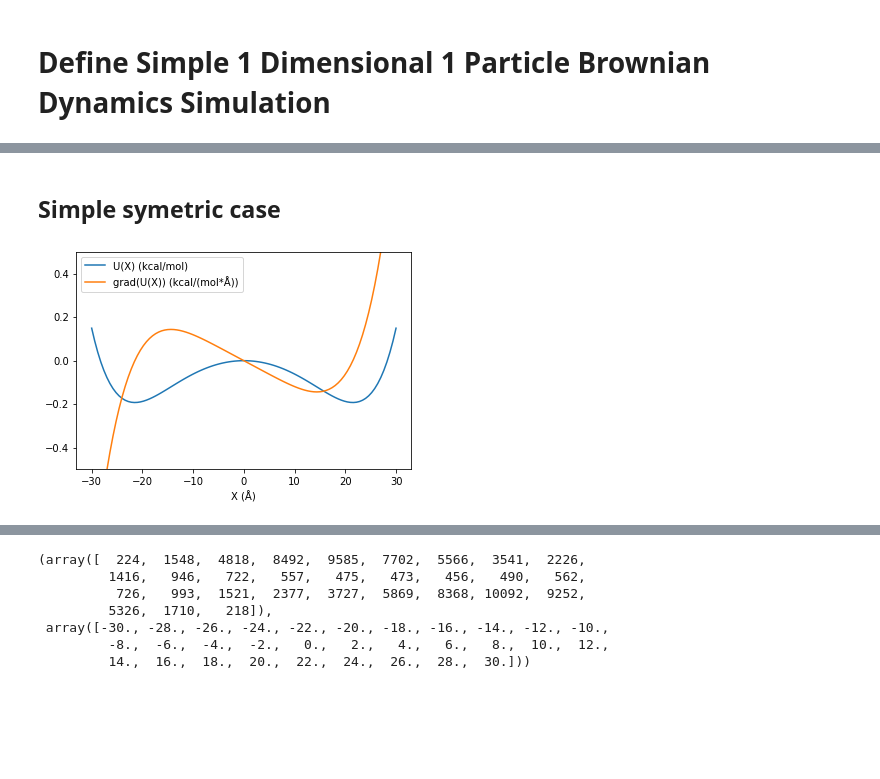
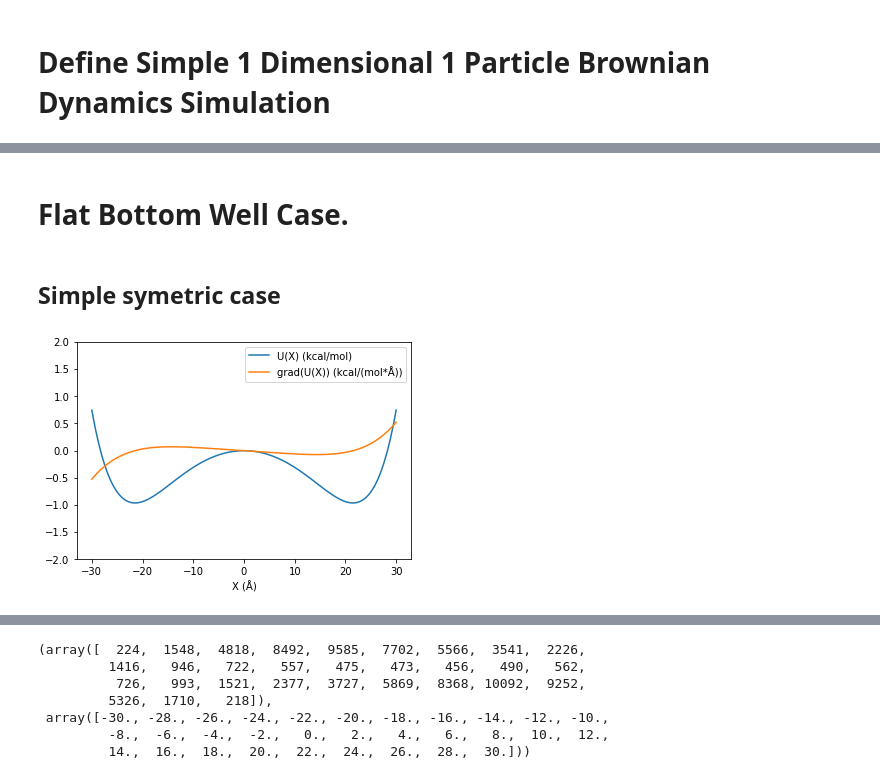
Before and after one commit to wesleymsmith/Milestone_Error_Analysis_Testing, a Jupyter notebook: Milestone_Polynomial_Model_Test.ipynb, the cells around one changed output, grey strips where cells are left out. Saved outputs shown, nothing was run; the diff lists cells and outputs as text; code cells hidden in the pictures; blank space fills up the shorter version.

```diff
--- a/Milestone_Polynomial_Model_Test.ipynb
+++ b/Milestone_Polynomial_Model_Test.ipynb
@@ -35,11 +36,12 @@ class Simple_1D_BD_Sim:
     ):
         self.kb=0.001985875 #kcal/(mol*K)
         self.parameter_dict=dict(
-            diffusionConstant=1.0, #in Å**2*kcal/(mol*fs) -> i.e. square distance * energy per (mol) time unit
+            diffusionConstant=1.0, #in Å**2/(fs) -> i.e. square distance per time unit
             temperature=310.15, # Kelvins (default = normal body temperature),
             vmax=1.5, #maximum allowed velocity (violation will terminate simulation due to instability)
             trajectorySnapshotRate=100, #number of steps between saving to trajectory data
             periodicBoundaryLength=None,
+            timestep=1.0, #time step in fs
             verbose=False,
         )
         if not (parameter_dict is None):
@@ -83,6 +85,7 @@ class Simple_1D_BD_Sim:
         trajInterval=self.parameter_dict['trajectorySnapshotRate']
         verbose=self.parameter_dict['verbose']
         bVmax=self.parameter_dict['vmax']
+        ts=self.parameter_dict['timestep']
         gradUfun=self.potential_gradient_function
         print(nsteps)
         if not (randomSeed is None): #in case we want to specify a specific random seed for reproducibility
@@ -96,7 +99,7 @@ class Simple_1D_BD_Sim:
         # X'(t)=-D/(kbT)*grad(U(X))+√(2D)*R(t)
         #R -> stationary gaussian process
         while (tStep<nsteps) and stable:
-            v=-bD/(kb*bT)*gradUfun(x)+np.sqrt(2*bD)*np.random.standard_normal()
+            v=( -bD/(kb*bT)*gradUfun(x)+np.sqrt(2*bD)*np.random.normal(scale=1/np.sqrt(ts)) )*ts
             if (tStep%trajInterval) == 0:
                 trajectoryData[int(tStep/trajInterval)]=x
                 if giveVelocities:
@@ -124,0 +655,2 @@ class Simple_1D_BD_Sim:
+# %% [markdown]
+# Flat Bottom Well Case.
@@ -126,26 +662,26 @@ class Simple_1D_BD_Sim:
 ## Simple symetric case
 # %%
 def potFun(x):
-    return(1.0/1024.0*(x/10.)**6-.0625*(x/10.)**2)
+    return(5.0*(1.0/1024.0*(10**-6)*(x)**6-.0625*(10**-2)*(x)**2))
 def potGradFun(x):
-    return(6.0/1024.0*(x/10.)**5-.125*(x/10.))
+    return(5.0*(6.0*1.0/1024.0*(10**-6)*(x)**5-2.0*.0625*(10**-2)*(x)))
 
 xgrid=np.linspace(-30,30,101)
 sns.lineplot(
     x=xgrid,
     y=potFun(xgrid),
     label='U(X) (kcal/mol)'
 )
 sns.lineplot(
     x=xgrid,
     y=potGradFun(xgrid),
     label='grad(U(X)) (kcal/(mol*Å))'
 )
-plt.ylim(-.5,.5)
+plt.ylim(-2.0,2.0)
 plt.xlabel('X (Å)')
 plt.show()
 # %% [output]
-[figure, old version]
+[figure, new version]
 # %%
 #Air(g)-water(g) diffusion constant: .282 cm**2/s (at 25 ºC)
 # -> (10**-8)**2/10**-15 = 10**-1 Å**2/fs per cm**2/s
```
Also changed, not shown: parts of 85 cells of this notebook, 6 other files.
